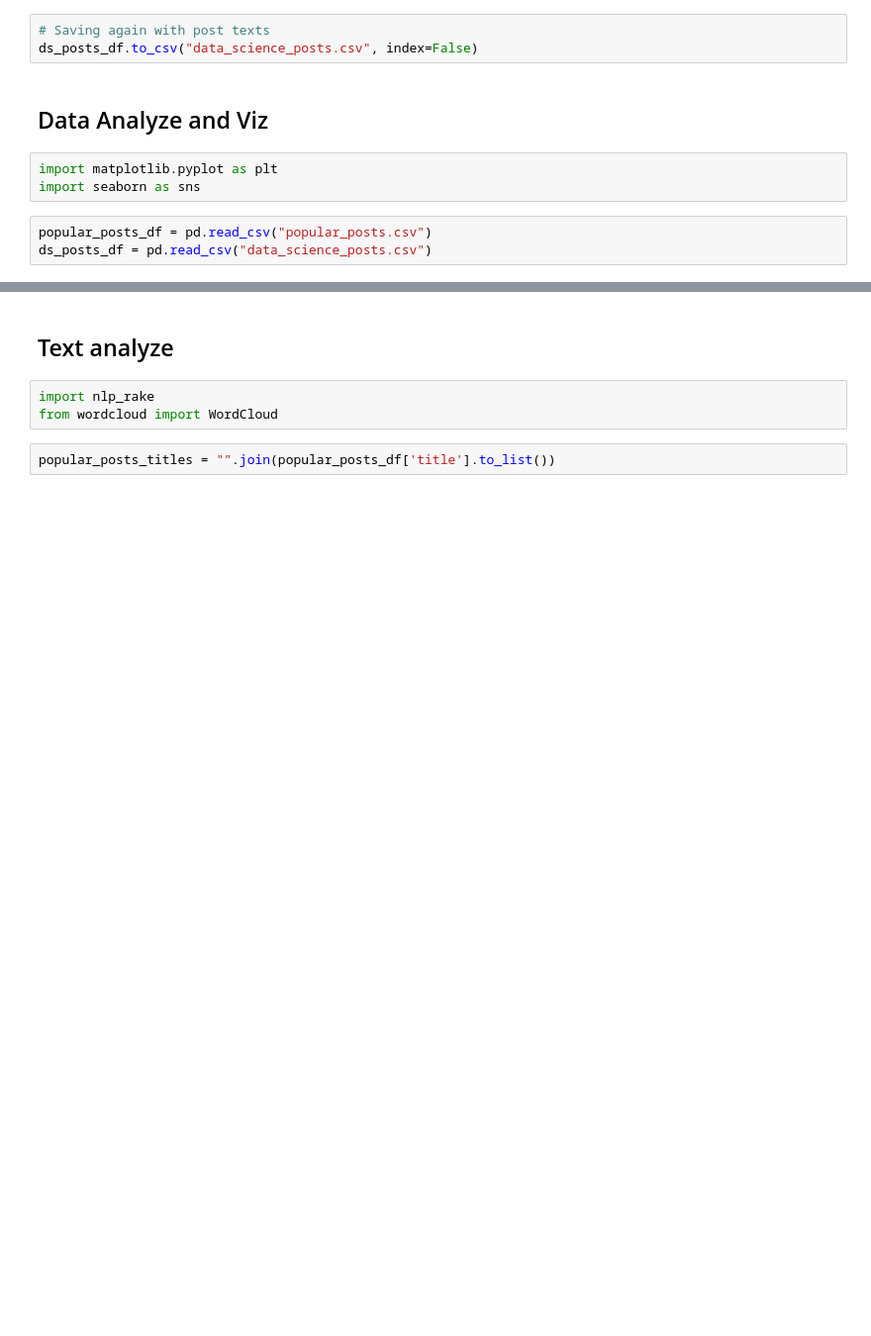
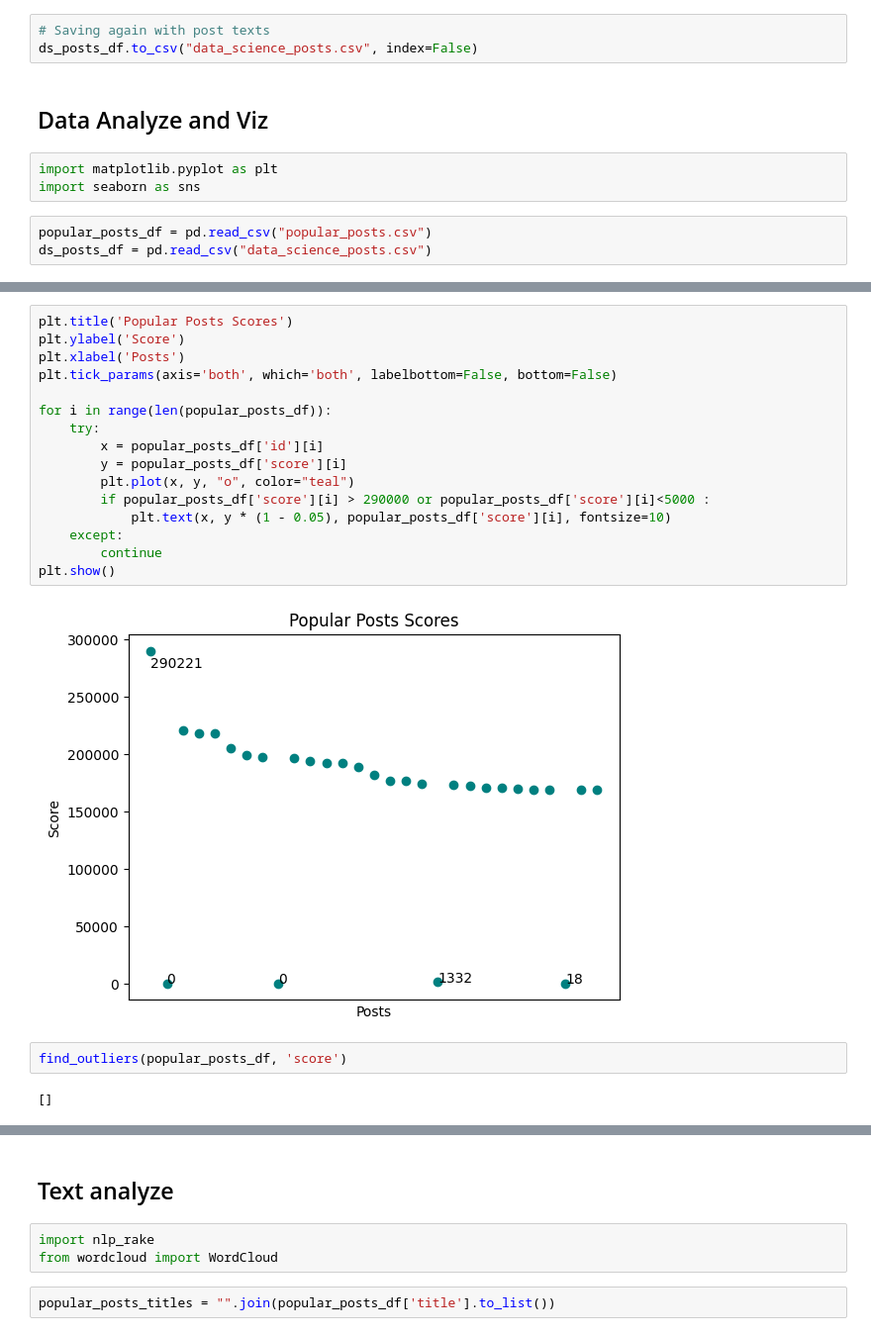
Before and after one commit to AslihanYoldas/Data-Science-reddit-api-project-Ada-lovelace-academy, a Jupyter notebook: main.ipynb, the cells around one changed output, grey strips where cells are left out. Shown at 99% size. Cells and saved outputs as stored; diff of their text form; blank space fills up the shorter version.

```diff
--- a/main.ipynb
+++ b/main.ipynb
@@ -319,0 +361,22 @@ popular_posts_df.sample(5)
+# %%
+plt.title('Popular Posts Scores')
+plt.ylabel('Score')
+plt.xlabel('Posts')
+plt.tick_params(axis='both', which='both', labelbottom=False, bottom=False)
+
+for i in range(len(popular_posts_df)):
+    try:
+        x = popular_posts_df['id'][i]
+        y = popular_posts_df['score'][i]
+        plt.plot(x, y, "o", color="teal")
+        if popular_posts_df['score'][i] > 290000 or popular_posts_df['score'][i]<5000 :
+            plt.text(x, y * (1 - 0.05), popular_posts_df['score'][i], fontsize=10)
+    except:
+        continue
+plt.show()
+# %% [output]
+[figure, added]
+# %%
+find_outliers(popular_posts_df, 'score')
+# %% [output]
+[]
```
Also changed, not shown: parts of 52 cells of this notebook.
